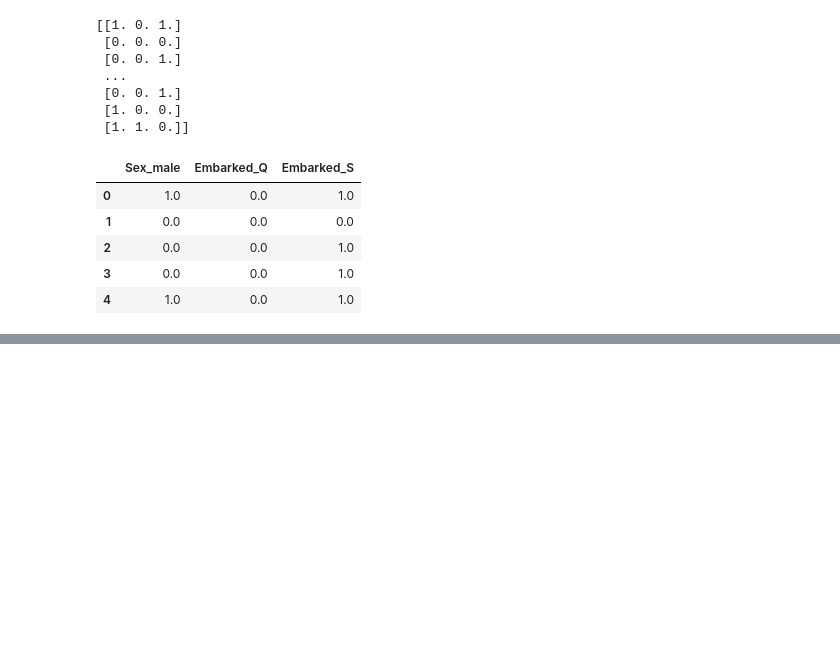
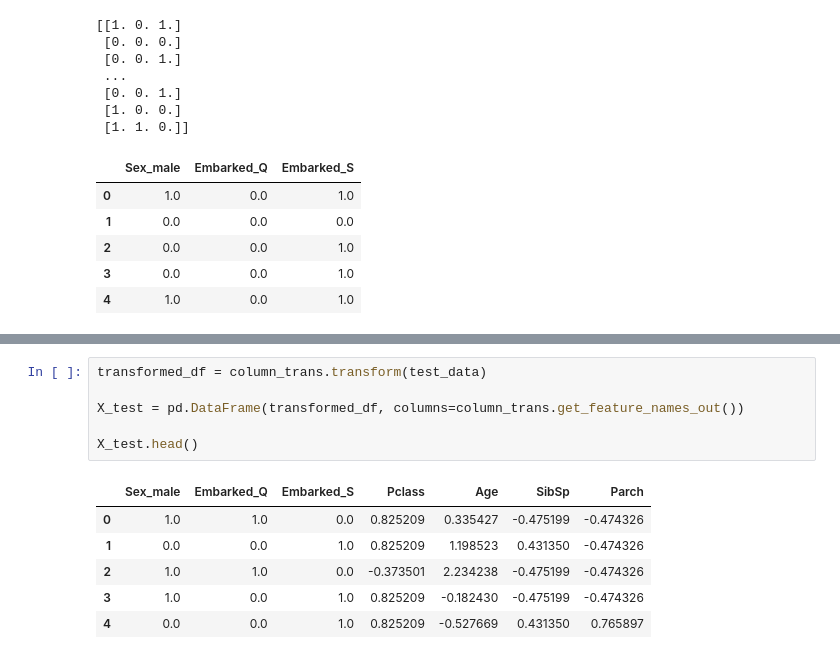
Before and after one commit to SongofG/Data_Science_Projects, a Jupyter notebook: Titanic_Survival/copy_and_write/Alexis_Cook/ALEXIS_COOK_2.ipynb, the cells around one changed output, grey strips where cells are left out. Drawn from its saved outputs; the diff is of its cells as text; blank space fills up the shorter version.

```diff
--- a/Titanic_Survival/copy_and_write/Alexis_Cook/ALEXIS_COOK_2.ipynb
+++ b/Titanic_Survival/copy_and_write/Alexis_Cook/ALEXIS_COOK_2.ipynb
@@ -212,0 +164,13 @@ Feature names unseen at fit time:
+# %%
+transformed_df = column_trans.transform(test_data)
+
+X_test = pd.DataFrame(transformed_df, columns=column_trans.get_feature_names_out())
+
+X_test.head()
+# %% [output]
+|  | Sex_male | Embarked_Q | Embarked_S | Pclass | Age | SibSp | Parch |
+| 0 | 1.0 | 1.0 | 0.0 | 0.825209 | 0.335427 | -0.475199 | -0.474326 |
+| 1 | 0.0 | 0.0 | 1.0 | 0.825209 | 1.198523 | 0.431350 | -0.474326 |
+| 2 | 1.0 | 1.0 | 0.0 | -0.373501 | 2.234238 | -0.475199 | -0.474326 |
+| 3 | 1.0 | 0.0 | 1.0 | 0.825209 | -0.182430 | -0.475199 | -0.474326 |
+| 4 | 0.0 | 0.0 | 1.0 | 0.825209 | -0.527669 | 0.431350 | 0.765897 |
```
Also changed, not shown: parts of 7 cells of this notebook, 2 other files.
